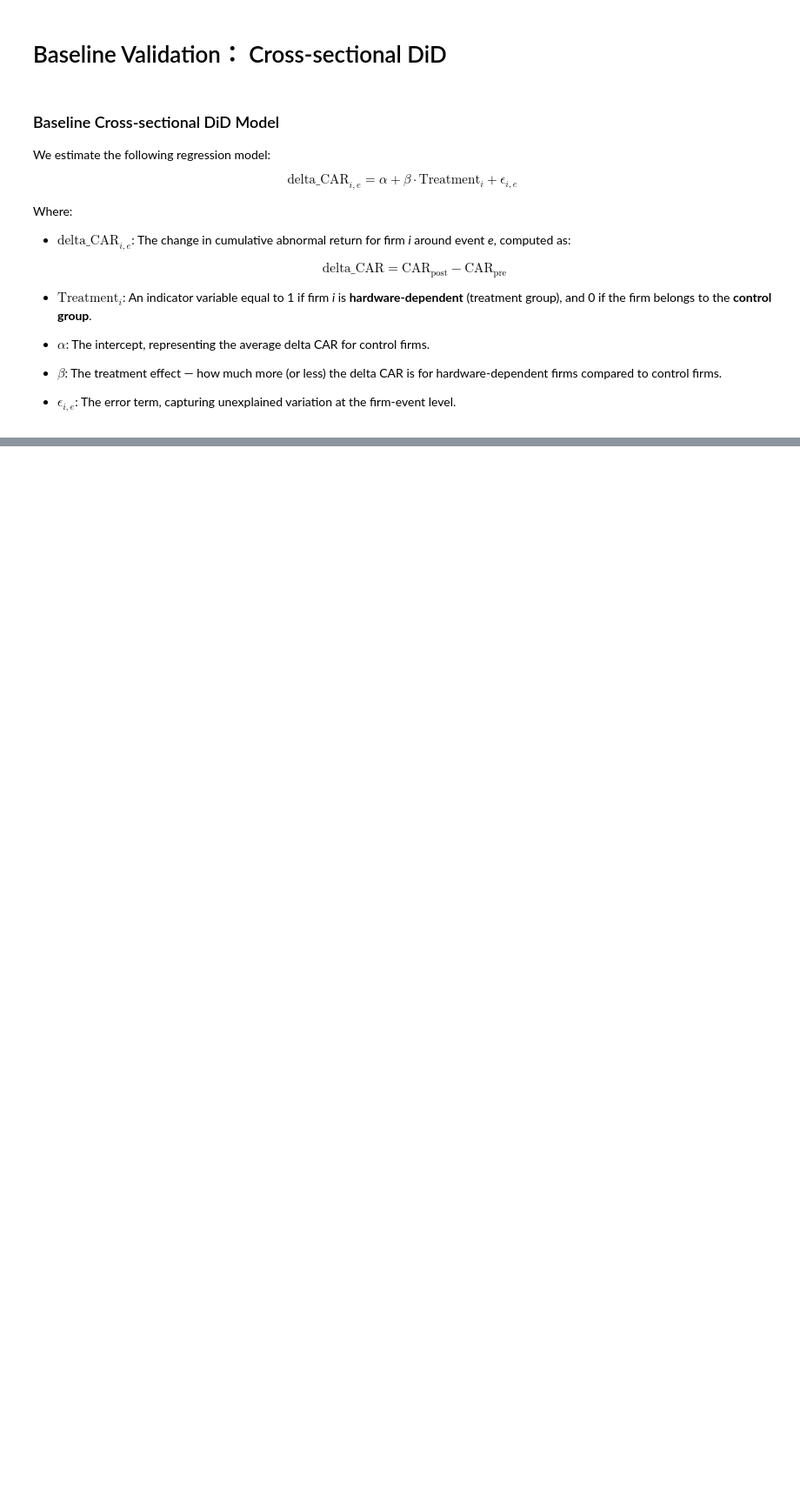
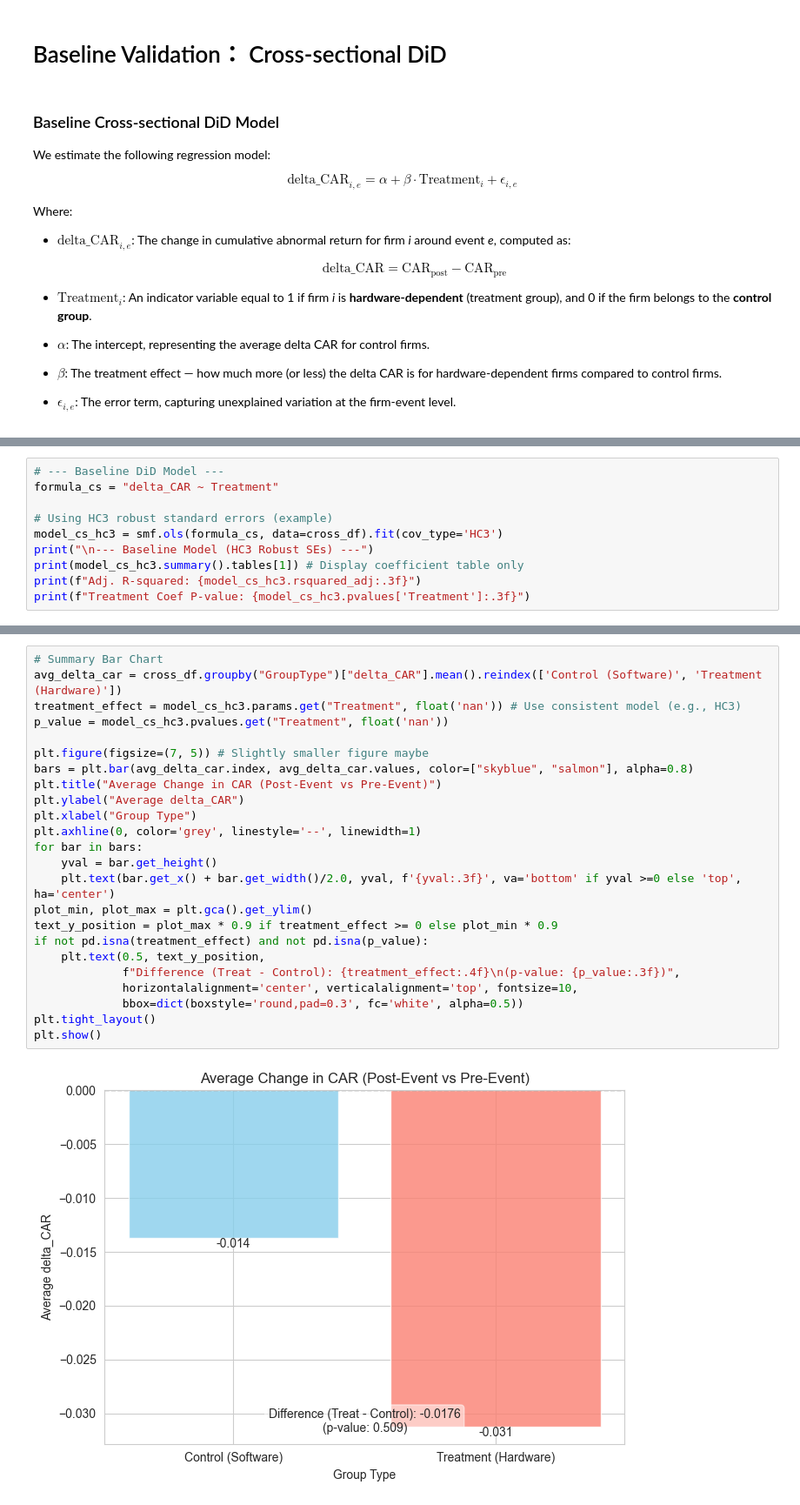
Before and after one commit to CynthiaShiyue/IDS701_Causal_Report_Project, a Jupyter notebook: CrossSectionalDiD.ipynb, the cells around one changed output, grey strips where cells are left out. Shown at 87% size. Drawn from its saved outputs; the diff is of its cells as text; blank space fills up the shorter version.

```diff
--- a/CrossSectionalDiD.ipynb
+++ b/CrossSectionalDiD.ipynb
@@ -134,0 +53,10 @@ plt.show()
+# %%
+# --- Baseline DiD Model ---
+formula_cs = "delta_CAR ~ Treatment"
+
+# Using HC3 robust standard errors (example)
+model_cs_hc3 = smf.ols(formula_cs, data=cross_df).fit(cov_type='HC3')
+print("\n--- Baseline Model (HC3 Robust SEs) ---")
+print(model_cs_hc3.summary().tables[1]) # Display coefficient table only
+print(f"Adj. R-squared: {model_cs_hc3.rsquared_adj:.3f}")
+print(f"Treatment Coef P-value: {model_cs_hc3.pvalues['Treatment']:.3f}")
@@ -134,0 +109,26 @@ plt.show()
+# %%
+# Summary Bar Chart
+avg_delta_car = cross_df.groupby("GroupType")["delta_CAR"].mean().reindex(['Control (Software)', 'Treatment (Hardware)'])
+treatment_effect = model_cs_hc3.params.get("Treatment", float('nan')) # Use consistent model (e.g., HC3)
+p_value = model_cs_hc3.pvalues.get("Treatment", float('nan'))
+
+plt.figure(figsize=(7, 5)) # Slightly smaller figure maybe
+bars = plt.bar(avg_delta_car.index, avg_delta_car.values, color=["skyblue", "salmon"], alpha=0.8)
+plt.title("Average Change in CAR (Post-Event vs Pre-Event)")
+plt.ylabel("Average delta_CAR")
+plt.xlabel("Group Type")
+plt.axhline(0, color='grey', linestyle='--', linewidth=1)
+for bar in bars:
+    yval = bar.get_height()
+    plt.text(bar.get_x() + bar.get_width()/2.0, yval, f'{yval:.3f}', va='bottom' if yval >=0 else 'top', ha='center')
+plot_min, plot_max = plt.gca().get_ylim()
+text_y_position = plot_max * 0.9 if treatment_effect >= 0 else plot_min * 0.9
+if not pd.isna(treatment_effect) and not pd.isna(p_value):
+    plt.text(0.5, text_y_position,
+             f"Difference (Treat - Control): {treatment_effect:.4f}\n(p-value: {p_value:.3f})",
+             horizontalalignment='center', verticalalignment='top', fontsize=10,
+             bbox=dict(boxstyle='round,pad=0.3', fc='white', alpha=0.5))
+plt.tight_layout()
+plt.show()
+# %% [output]
+[figure, added]
```
Also changed, not shown: parts of 11 cells of this notebook.
